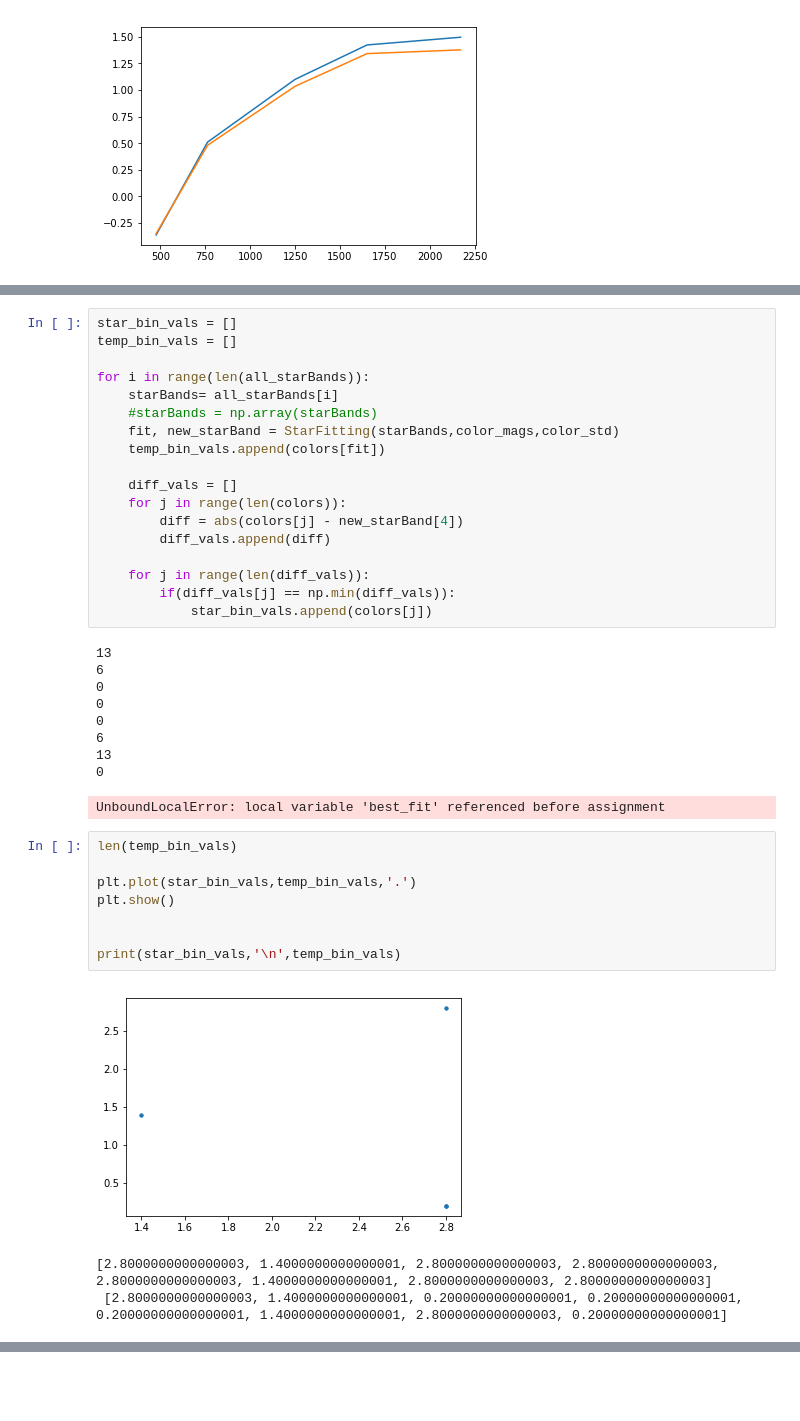
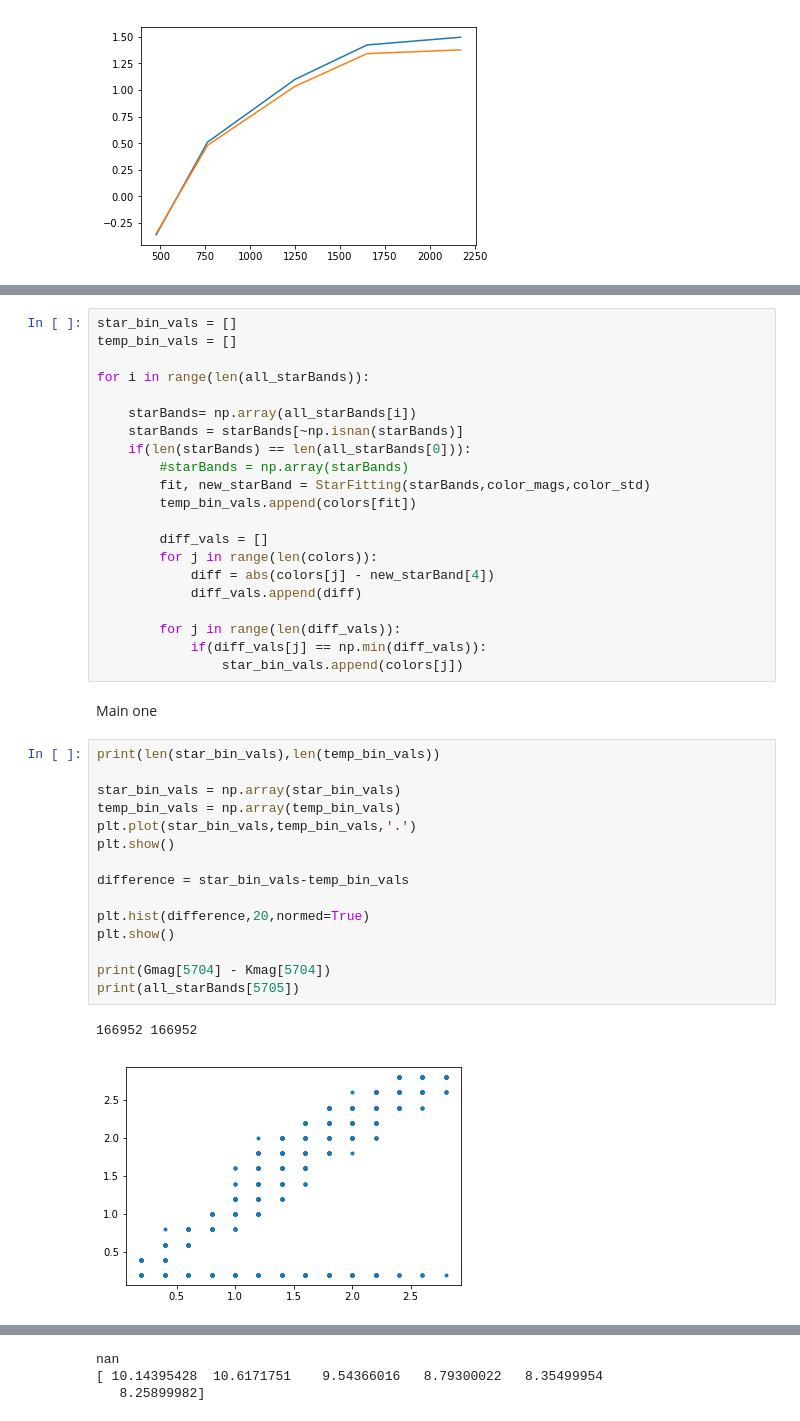
Before and after one commit to leemundy/GAIA, a Jupyter notebook: Work-Areas/khall/notebook/Data/StarFitting.ipynb, the cells around one changed output, grey strips where cells are left out. Drawn from its saved outputs; the diff is of its cells as text; blank space fills up the shorter version.

```diff
--- a/Work-Areas/khall/notebook/Data/StarFitting.ipynb
+++ b/Work-Areas/khall/notebook/Data/StarFitting.ipynb
@@ -528,38 +559,39 @@ star_bin_vals = []
 temp_bin_vals = []
 
 for i in range(len(all_starBands)):
-    starBands= all_starBands[i]
-    #starBands = np.array(starBands)
-    fit, new_starBand = StarFitting(starBands,color_mags,color_std)
-    temp_bin_vals.append(colors[fit])
 
-    diff_vals = []
-    for j in range(len(colors)):
-        diff = abs(colors[j] - new_starBand[4])
-        diff_vals.append(diff)
+    starBands= np.array(all_starBands[i])
+    starBands = starBands[~np.isnan(starBands)]
+    if(len(starBands) == len(all_starBands[0])):
+        #starBands = np.array(starBands)
+        fit, new_starBand = StarFitting(starBands,color_mags,color_std)
+        temp_bin_vals.append(colors[fit])
 
-    for j in range(len(diff_vals)):
-        if(diff_vals[j] == np.min(diff_vals)):
-            star_bin_vals.append(colors[j])
+        diff_vals = []
+        for j in range(len(colors)):
+            diff = abs(colors[j] - new_starBand[4])
+            diff_vals.append(diff)
+
+        for j in range(len(diff_vals)):
+            if(diff_vals[j] == np.min(diff_vals)):
+                star_bin_vals.append(colors[j])
-# %% [output]
-13
-6
-0
-0
-0
-6
-13
-0
-UnboundLocalError: local variable 'best_fit' referenced before assignment
-# %%
-len(temp_bin_vals)
-
-plt.plot(star_bin_vals,temp_bin_vals,'.')
-plt.show()
-
-
-print(star_bin_vals,'\n',temp_bin_vals)
-# %% [output]
-[figure, removed]
-[2.8000000000000003, 1.4000000000000001, 2.8000000000000003, 2.8000000000000003, 2.8000000000000003, 1.4000000000000001, 2.8000000000000003, 2.8000000000000003]
- [2.8000000000000003, 1.4000000000000001, 0.20000000000000001, 0.20000000000000001, 0.20000000000000001, 1.4000000000000001, 2.8000000000000003, 0.20000000000000001]
+# %% [markdown]
+Main one
+# %%
+print(len(star_bin_vals),len(temp_bin_vals))
+
+star_bin_vals = np.array(star_bin_vals)
+temp_bin_vals = np.array(temp_bin_vals)
+plt.plot(star_bin_vals,temp_bin_vals,'.')
+plt.show()
+
+difference = star_bin_vals-temp_bin_vals
+
+plt.hist(difference,20,normed=True)
+plt.show()
+
+print(Gmag[5704] - Kmag[5704])
+print(all_starBands[5705])
+# %% [output]
+166952 166952
+[figure, added]
@@ -565,0 +599,3 @@ print(star_bin_vals,'\n',temp_bin_vals)
+nan
+[ 10.14395428  10.6171751    9.54366016   8.79300022   8.35499954
+   8.25899982]
```
Also changed, not shown: parts of 13 cells of this notebook.
